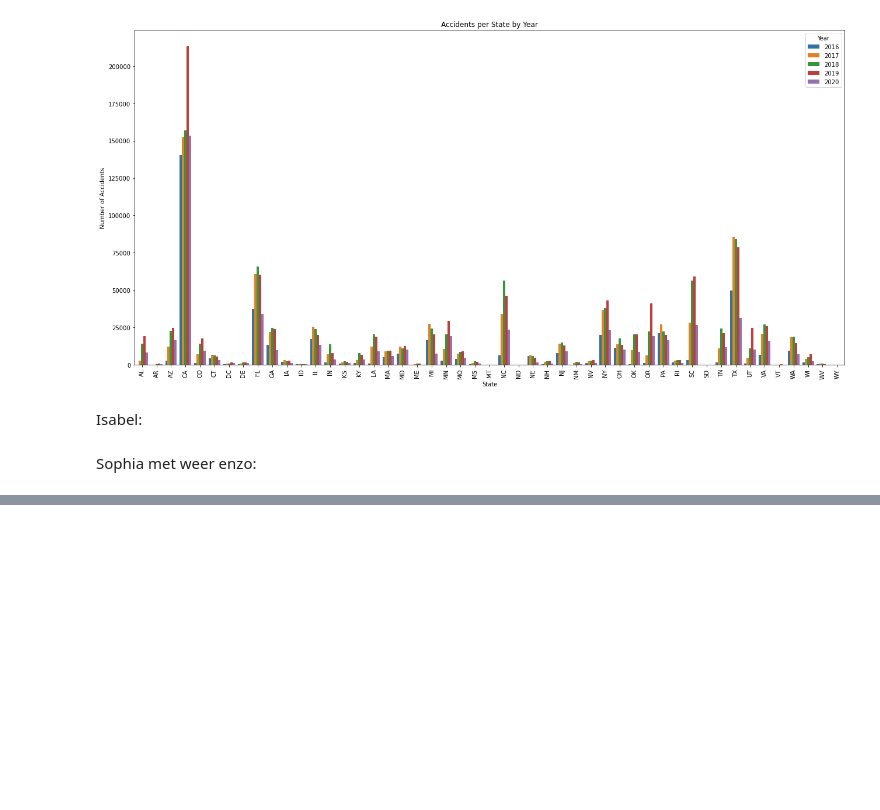
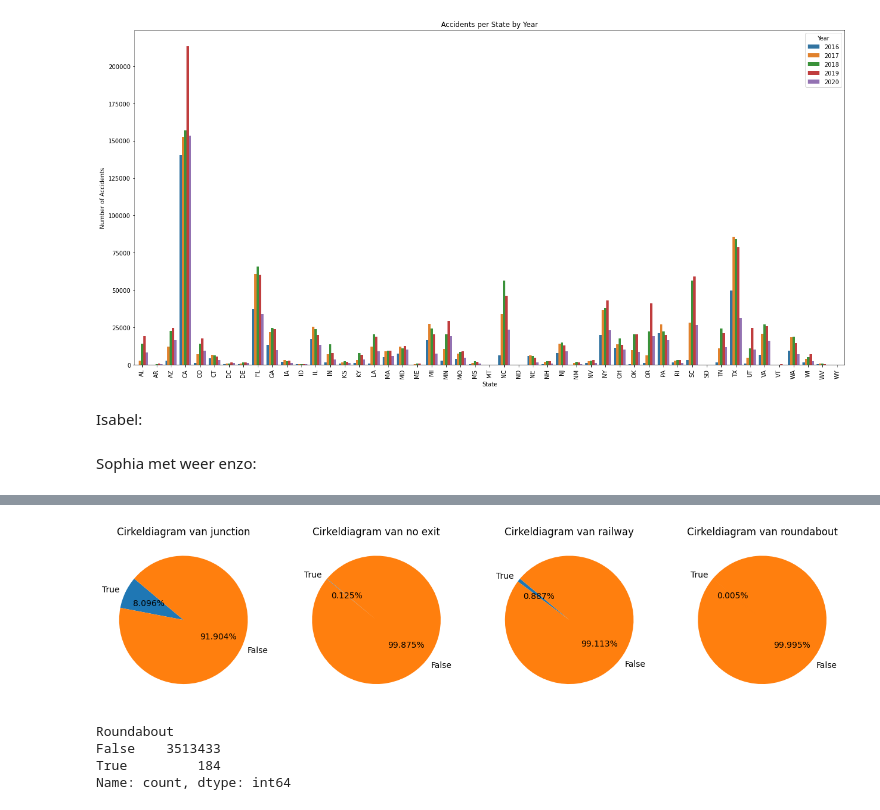
Before and after one commit to IsabelvanDam19/WT_Specialisatie, a Jupyter notebook: Beetje dingen enzo.ipynb, the cells around one changed output, grey strips where cells are left out. Cells and saved outputs as stored; diff of their text form; code cells hidden in the pictures; blank space fills up the shorter version.

```diff
--- a/Beetje dingen enzo.ipynb
+++ b/Beetje dingen enzo.ipynb
@@ -213,20 +245,33 @@ Sophia met weer enzo:
 # %%
-amenity = [(df['Amenity'] == True).sum(), (df['Amenity'] == False).sum()]
-plt.figure(figsize=(12, 6))
+plt.figure(figsize=(16, 6))
 
-plt.subplot(1,3,1)
-plt.pie(amenity, labels= ['True', 'False'], autopct='%1.1f%%', startangle=140)
-plt.title('Cirkeldiagram van amenity')
+junction = [(df['Junction'] == True).sum(), (df['Junction'] == False).sum()]
+plt.subplot(1,4,1)
+plt.pie(junction, labels= ['True', 'False'], autopct='%1.3f%%', startangle=140)
+plt.title('Cirkeldiagram van junction')
 
-amenity = [(df['Amenity'] == True).sum(), (df['Amenity'] == False).sum()]
-plt.subplot(1,3,2)
-plt.pie(amenity, labels= ['True', 'False'], autopct='%1.1f%%', startangle=140)
-plt.title('Cirkeldiagram van amenity')
+no_exit = [(df['No_Exit'] == True).sum(), (df['No_Exit'] == False).sum()]
+plt.subplot(1,4,2)
+plt.pie(no_exit, labels= ['True', 'False'], autopct='%1.3f%%', startangle=140)
+plt.title('Cirkeldiagram van no exit')
 
-amenity = [(df['Amenity'] == True).sum(), (df['Amenity'] == False).sum()]
-plt.subplot(1,3,3)
-plt.pie(amenity, labels= ['True', 'False'], autopct='%1.1f%%', startangle=140)
-plt.title('Cirkeldiagram van amenity')
+railway = [(df['Railway'] == True).sum(), (df['Railway'] == False).sum()]
+plt.subplot(1,4,3)
+plt.pie(railway, labels= ['True', 'False'], autopct='%1.3f%%', startangle=140)
+plt.title('Cirkeldiagram van railway')
 
+roundabout = [(df['Roundabout'] == True).sum(), (df['Roundabout'] == False).sum()]
+plt.subplot(1,4,4)
+plt.pie(roundabout, labels= ['True', 'False'], autopct='%1.3f%%', startangle=140)
+plt.title('Cirkeldiagram van roundabout')
 
 plt.show()
+# %% [output]
+[figure, added]
+# %%
+df["Roundabout"].value_counts()
+# %% [output]
+Roundabout
+False    3513433
+True         184
+Name: count, dtype: int64
```
Also changed, not shown: parts of 7 cells of this notebook.
